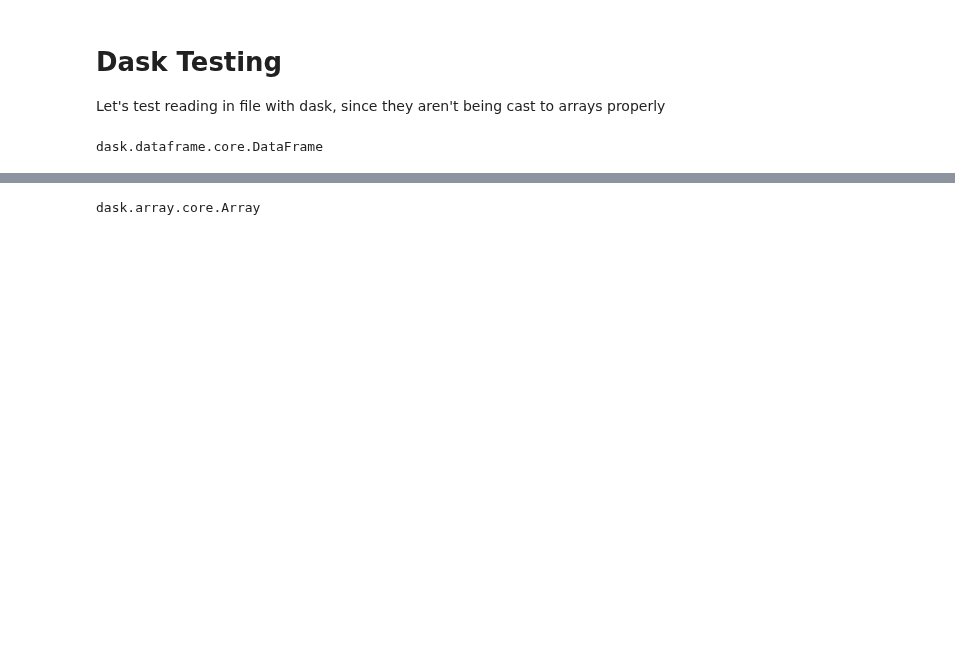
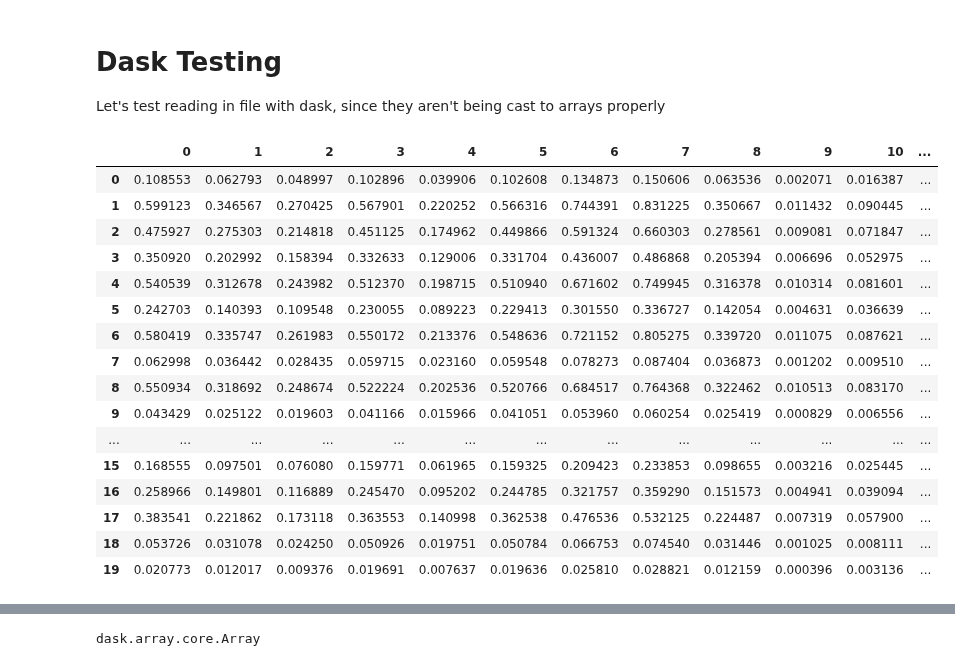
Before and after one commit to jlehrer1/comparative-organoids, a Jupyter notebook: notebooks/dask_testing_01.ipynb, the cells around one changed output, grey strips where cells are left out. Saved outputs shown, nothing was run; the diff lists cells and outputs as text; code cells hidden in the pictures; blank space fills up the shorter version.

```diff
--- a/notebooks/dask_testing_01.ipynb
+++ b/notebooks/dask_testing_01.ipynb
@@ -8,6 +8,22 @@ from statdepth.testing import generate_noisy_univariate
 df = generate_noisy_univariate()
 # %%
 df = dd.from_pandas(df, npartitions=2)
-type(df)
+df.compute()
 # %% [output]
-dask.dataframe.core.DataFrame
+|  | 0 | 1 | 2 | 3 | 4 | 5 | 6 | 7 | 8 | 9 | 10 | ... |
+| 0 | 0.108553 | 0.062793 | 0.048997 | 0.102896 | 0.039906 | 0.102608 | 0.134873 | 0.150606 | 0.063536 | 0.002071 | 0.016387 | ... |
+| 1 | 0.599123 | 0.346567 | 0.270425 | 0.567901 | 0.220252 | 0.566316 | 0.744391 | 0.831225 | 0.350667 | 0.011432 | 0.090445 | ... |
+| 2 | 0.475927 | 0.275303 | 0.214818 | 0.451125 | 0.174962 | 0.449866 | 0.591324 | 0.660303 | 0.278561 | 0.009081 | 0.071847 | ... |
+| 3 | 0.350920 | 0.202992 | 0.158394 | 0.332633 | 0.129006 | 0.331704 | 0.436007 | 0.486868 | 0.205394 | 0.006696 | 0.052975 | ... |
+| 4 | 0.540539 | 0.312678 | 0.243982 | 0.512370 | 0.198715 | 0.510940 | 0.671602 | 0.749945 | 0.316378 | 0.010314 | 0.081601 | ... |
+| 5 | 0.242703 | 0.140393 | 0.109548 | 0.230055 | 0.089223 | 0.229413 | 0.301550 | 0.336727 | 0.142054 | 0.004631 | 0.036639 | ... |
+| 6 | 0.580419 | 0.335747 | 0.261983 | 0.550172 | 0.213376 | 0.548636 | 0.721152 | 0.805275 | 0.339720 | 0.011075 | 0.087621 | ... |
+| 7 | 0.062998 | 0.036442 | 0.028435 | 0.059715 | 0.023160 | 0.059548 | 0.078273 | 0.087404 | 0.036873 | 0.001202 | 0.009510 | ... |
+| 8 | 0.550934 | 0.318692 | 0.248674 | 0.522224 | 0.202536 | 0.520766 | 0.684517 | 0.764368 | 0.322462 | 0.010513 | 0.083170 | ... |
+| 9 | 0.043429 | 0.025122 | 0.019603 | 0.041166 | 0.015966 | 0.041051 | 0.053960 | 0.060254 | 0.025419 | 0.000829 | 0.006556 | ... |
+| ... | ... | ... | ... | ... | ... | ... | ... | ... | ... | ... | ... | ... |
+| 15 | 0.168555 | 0.097501 | 0.076080 | 0.159771 | 0.061965 | 0.159325 | 0.209423 | 0.233853 | 0.098655 | 0.003216 | 0.025445 | ... |
+| 16 | 0.258966 | 0.149801 | 0.116889 | 0.245470 | 0.095202 | 0.244785 | 0.321757 | 0.359290 | 0.151573 | 0.004941 | 0.039094 | ... |
+| 17 | 0.383541 | 0.221862 | 0.173118 | 0.363553 | 0.140998 | 0.362538 | 0.476536 | 0.532125 | 0.224487 | 0.007319 | 0.057900 | ... |
+| 18 | 0.053726 | 0.031078 | 0.024250 | 0.050926 | 0.019751 | 0.050784 | 0.066753 | 0.074540 | 0.031446 | 0.001025 | 0.008111 | ... |
+| 19 | 0.020773 | 0.012017 | 0.009376 | 0.019691 | 0.007637 | 0.019636 | 0.025810 | 0.028821 | 0.012159 | 0.000396 | 0.003136 | ... |
```
Also changed, not shown: parts of 4 cells of this notebook, 7 other files.
